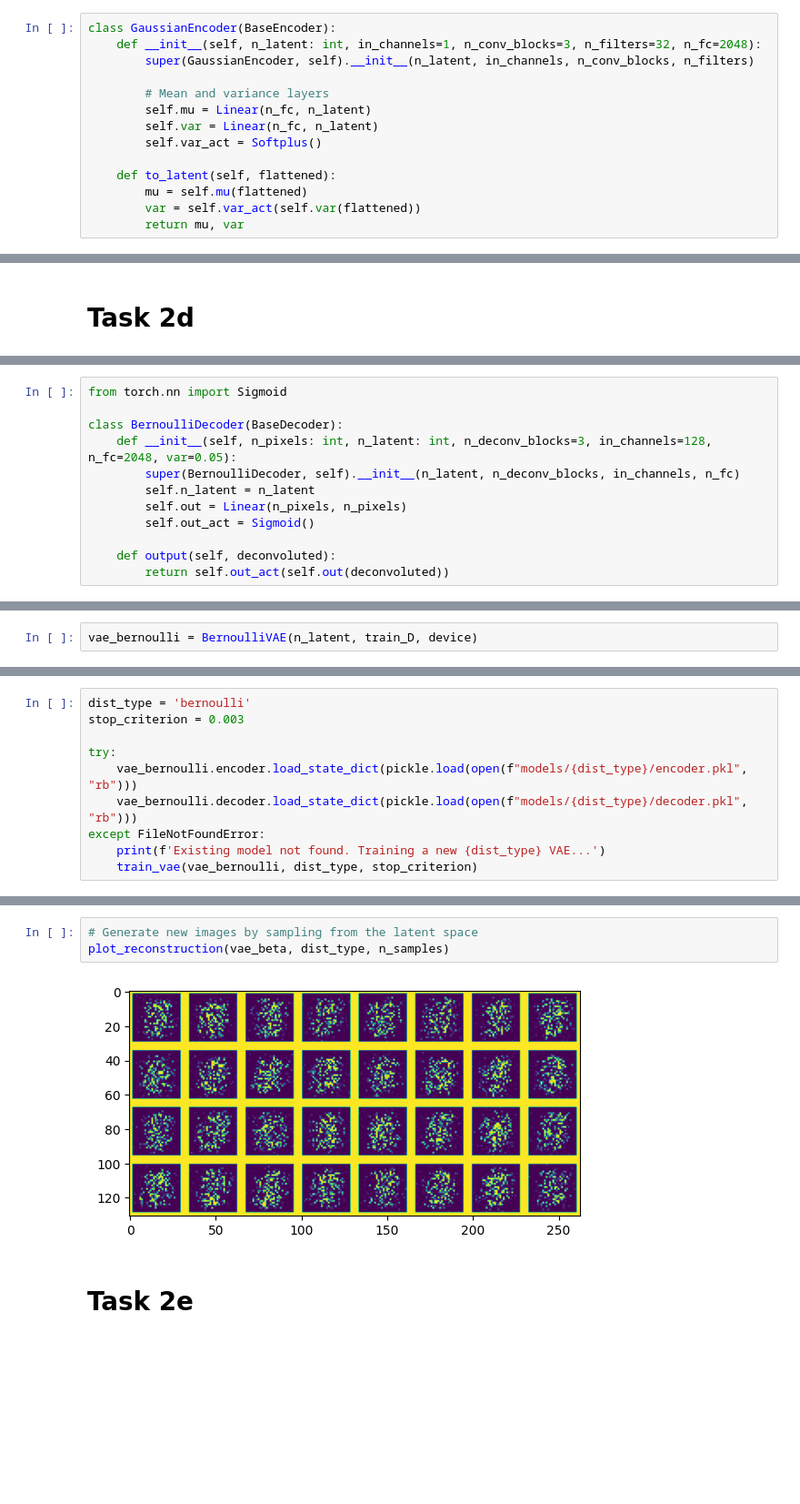
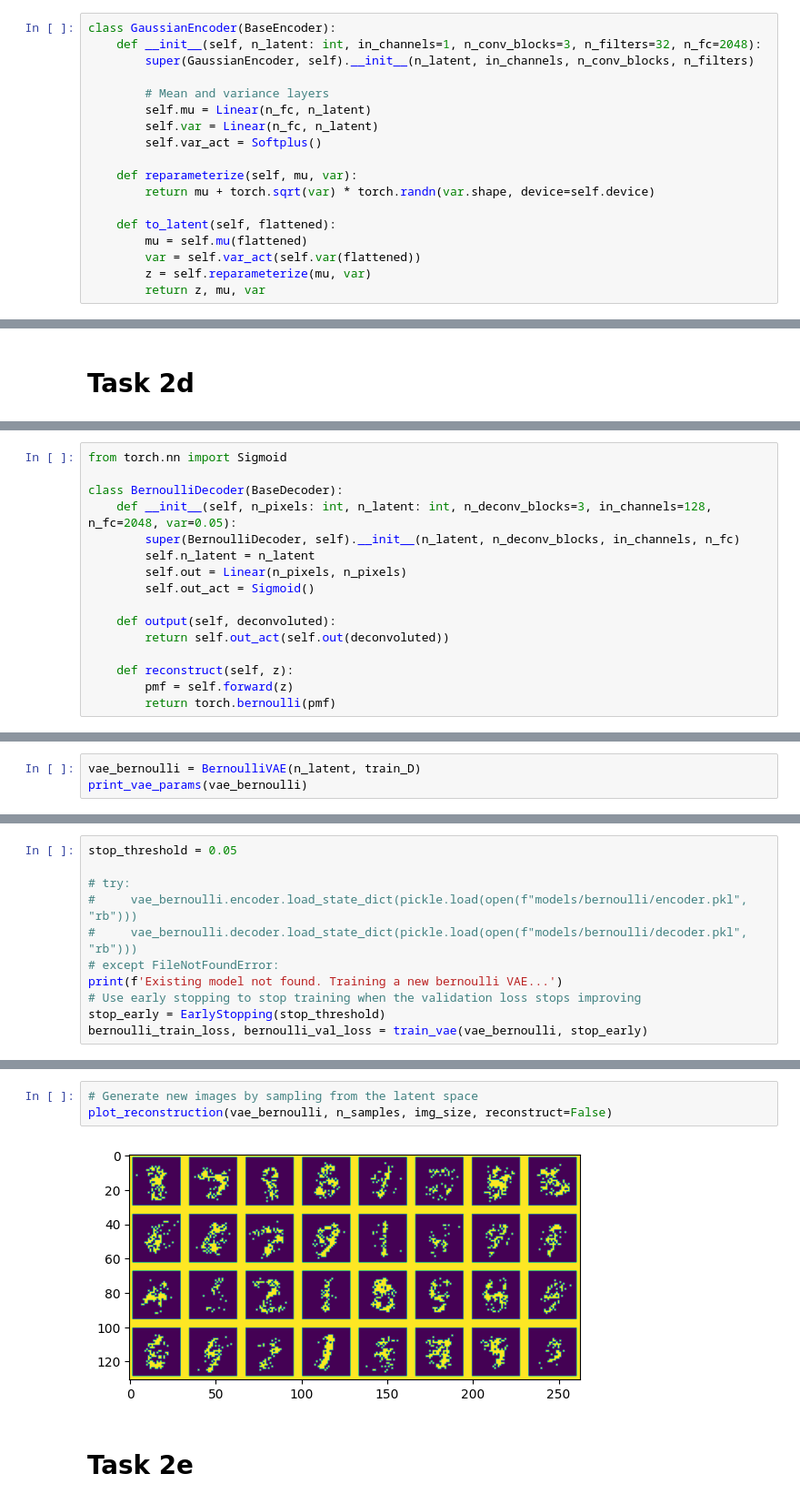
Before and after one commit to TTomilin/2AMU20, a Jupyter notebook: assignment3/assignment3.ipynb, the cells around one changed output, grey strips where cells are left out. Shown at 91% size. Saved outputs shown, nothing was run; the diff lists cells and outputs as text; blank space fills up the shorter version.

```diff
--- a/assignment3/assignment3.ipynb
+++ b/assignment3/assignment3.ipynb
@@ -147,10 +155,14 @@ class GaussianEncoder(BaseEncoder):
         self.var = Linear(n_fc, n_latent)
         self.var_act = Softplus()
 
+    def reparameterize(self, mu, var):
+        return mu + torch.sqrt(var) * torch.randn(var.shape, device=self.device)
+
     def to_latent(self, flattened):
         mu = self.mu(flattened)
         var = self.var_act(self.var(flattened))
-        return mu, var
+        z = self.reparameterize(mu, var)
+        return z, mu, var
 # %%
 from torch.nn import Softplus
 
@@ -498,3 +653,7 @@ class BernoulliDecoder(BaseDecoder):
 
     def output(self, deconvoluted):
         return self.out_act(self.out(deconvoluted))
+
+    def reconstruct(self, z):
+        pmf = self.forward(z)
+        return torch.bernoulli(pmf)
@@ -553,2 +681,3 @@ class BernoulliVAE(VAE):
 # %%
-vae_bernoulli = BernoulliVAE(n_latent, train_D, device)
+vae_bernoulli = BernoulliVAE(n_latent, train_D)
+print_vae_params(vae_bernoulli)
@@ -555,10 +702,11 @@ vae_bernoulli = BernoulliVAE(n_latent, train_D, device)
 # %%
-dist_type = 'bernoulli'
-stop_criterion = 0.003
+stop_threshold = 0.05
 
-try:
-    vae_bernoulli.encoder.load_state_dict(pickle.load(open(f"models/{dist_type}/encoder.pkl", "rb")))
-    vae_bernoulli.decoder.load_state_dict(pickle.load(open(f"models/{dist_type}/decoder.pkl", "rb")))
-except FileNotFoundError:
-    print(f'Existing model not found. Training a new {dist_type} VAE...')
-    train_vae(vae_bernoulli, dist_type, stop_criterion)
+# try:
+#     vae_bernoulli.encoder.load_state_dict(pickle.load(open(f"models/bernoulli/encoder.pkl", "rb")))
+#     vae_bernoulli.decoder.load_state_dict(pickle.load(open(f"models/bernoulli/decoder.pkl", "rb")))
+# except FileNotFoundError:
+print(f'Existing model not found. Training a new bernoulli VAE...')
+# Use early stopping to stop training when the validation loss stops improving
+stop_early = EarlyStopping(stop_threshold)
+bernoulli_train_loss, bernoulli_val_loss = train_vae(vae_bernoulli, stop_early)
@@ -569,7 +726,7 @@ plot_reconstruction(vae_bernoulli, dist_type, n_samples, test_samples, reconstru
 # %%
 # Generate new images by sampling from the latent space
-plot_reconstruction(vae_beta, dist_type, n_samples)
+plot_reconstruction(vae_bernoulli, n_samples, img_size, reconstruct=False)
 # %% [output]
-[figure, old version]
+[figure, new version]
 # %% [markdown]
 # Task 2e
```
Also changed, not shown: parts of 43 cells of this notebook, 2 other files.
